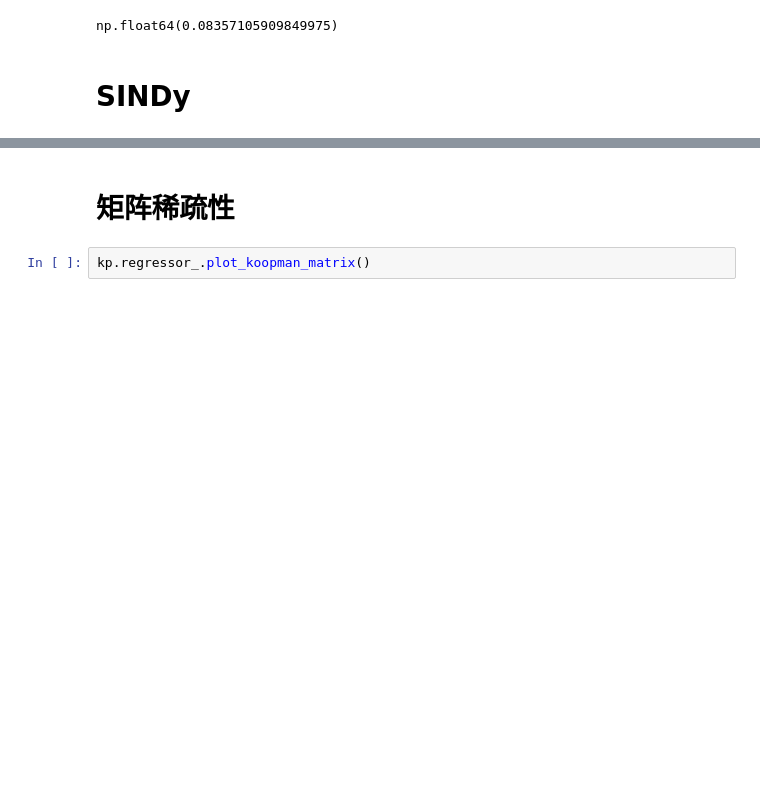
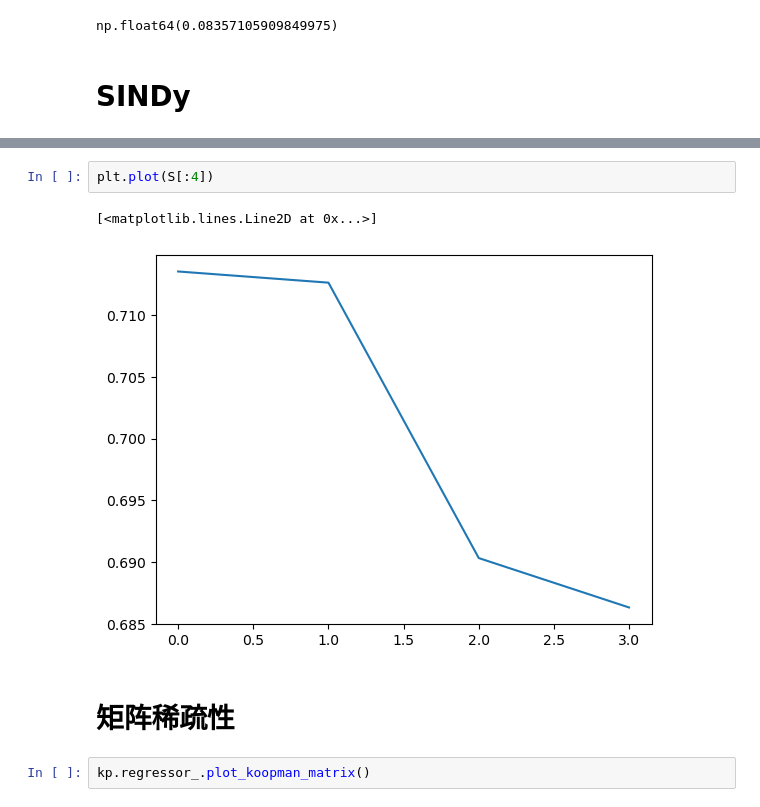
Before and after one commit to Matthew-ymz/koopCE, a Jupyter notebook: notebooks/examp_kuramoto.ipynb, the cells around one changed output, grey strips where cells are left out. Drawn from its saved outputs; the diff is of its cells as text; blank space fills up the shorter version.

```diff
--- a/notebooks/examp_kuramoto.ipynb
+++ b/notebooks/examp_kuramoto.ipynb
@@ -177,3 +190,8 @@ model.score(X_test, t=dt)
+# %%
+plt.plot(S[:4])
+# %% [output]
+[<matplotlib.lines.Line2D at 0x...>]
+[figure, added]
 # %% [markdown]
 # 矩阵稀疏性
 # %%
```
Also changed, not shown: parts of 4 cells of this notebook, 4 other files.
